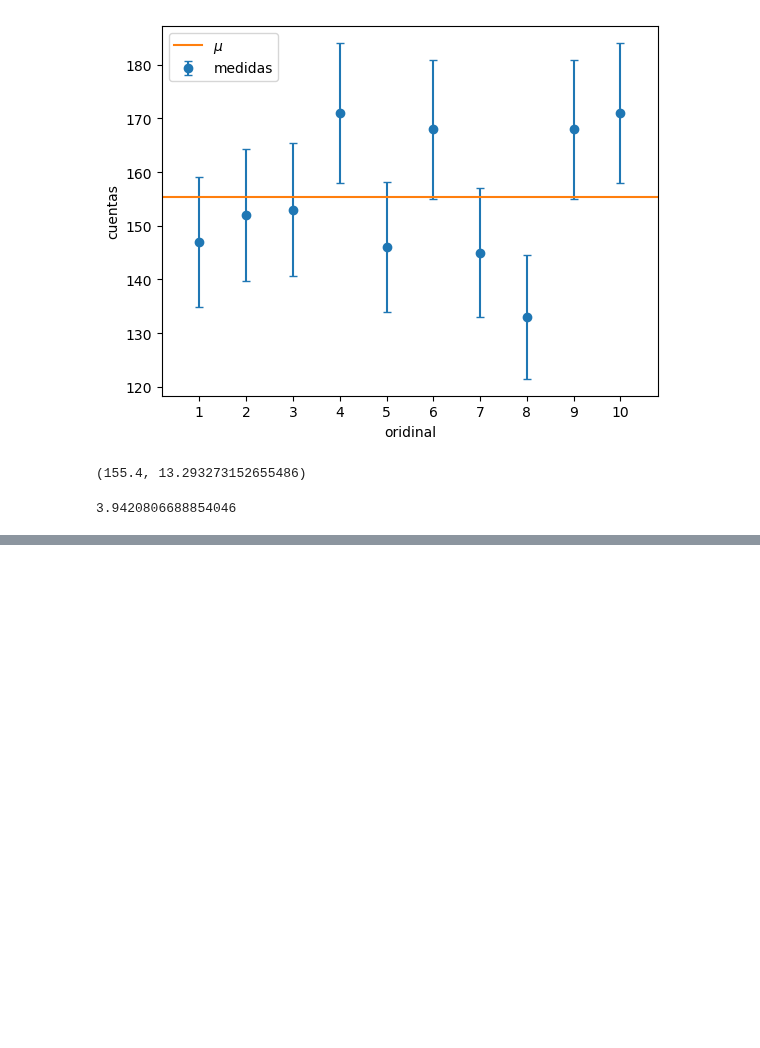
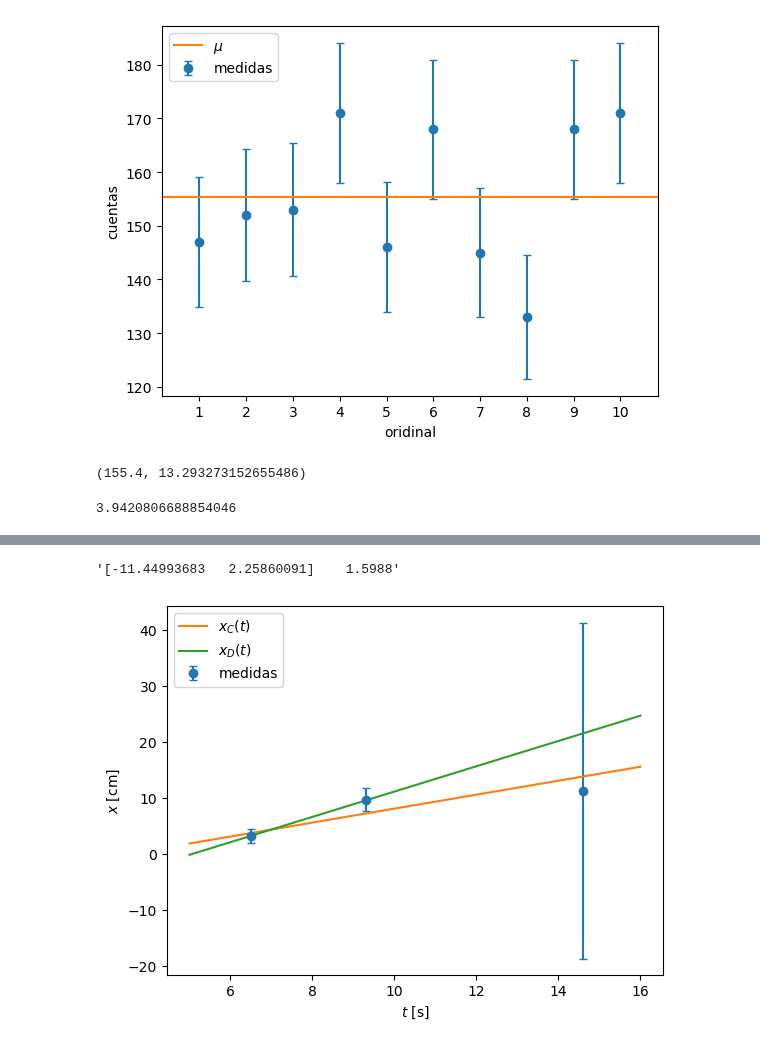
Before and after one commit to JuanSierra2003/hello-world, a Jupyter notebook: Nuclear/InstrumentacionNuclear/problemas1.ipynb, the cells around one changed output, grey strips where cells are left out. Saved outputs shown, nothing was run; the diff lists cells and outputs as text; code cells hidden in the pictures; blank space fills up the shorter version.

```diff
--- a/Nuclear/InstrumentacionNuclear/problemas1.ipynb
+++ b/Nuclear/InstrumentacionNuclear/problemas1.ipynb
@@ -155,0 +236,21 @@ plt.legend()
+# %%
+sig_x_2 = np.concatenate((sig_x[:-1], np.array([30])))
+a_s_2, covs = curve_fit(linear, t, x, sigma = sig_x_2)
+chi2_s_2 = np.sum(((x-linear(t, *a_s))/sig_x_2)**2)
+
+f"{a_s_2}    {chi2_s_2:.4f}"
+# %% [output]
+'[-11.44993683   2.25860091]    1.5988'
+# %%
+fig3 = plt.figure()
+ax1 = fig3.add_subplot(1,1,1)
+ax1.errorbar(t, x, yerr = sig_x_2, fmt='o', label = 'medidas', capsize=3)
+ax1.plot(t_, linear(t_, *a_s), label = r'$x_C(t)$')
+ax1.plot(t_, linear(t_, *a_s_2), label = r'$x_D(t)$')
+ax1.set_xlabel(r'$t$ [s]')
+ax1.set_ylabel(r'$x$ [cm]')
+ax1.legend()
+
+plt.show()
+# %% [output]
+[figure, added]
```
Also changed, not shown: parts of 11 cells of this notebook.
